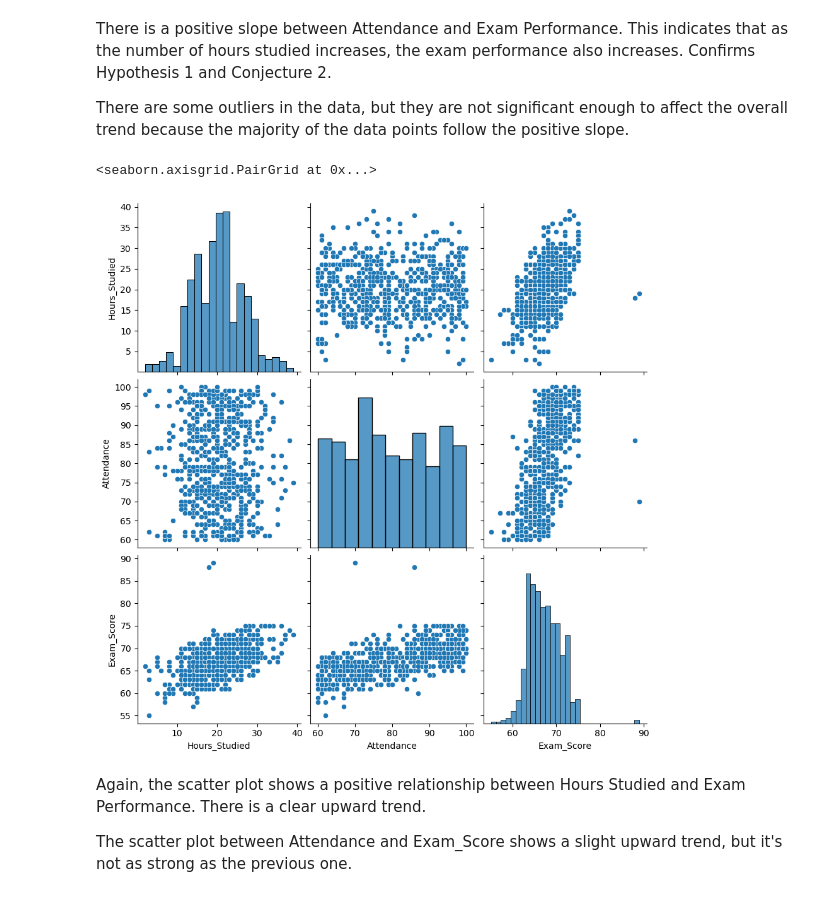
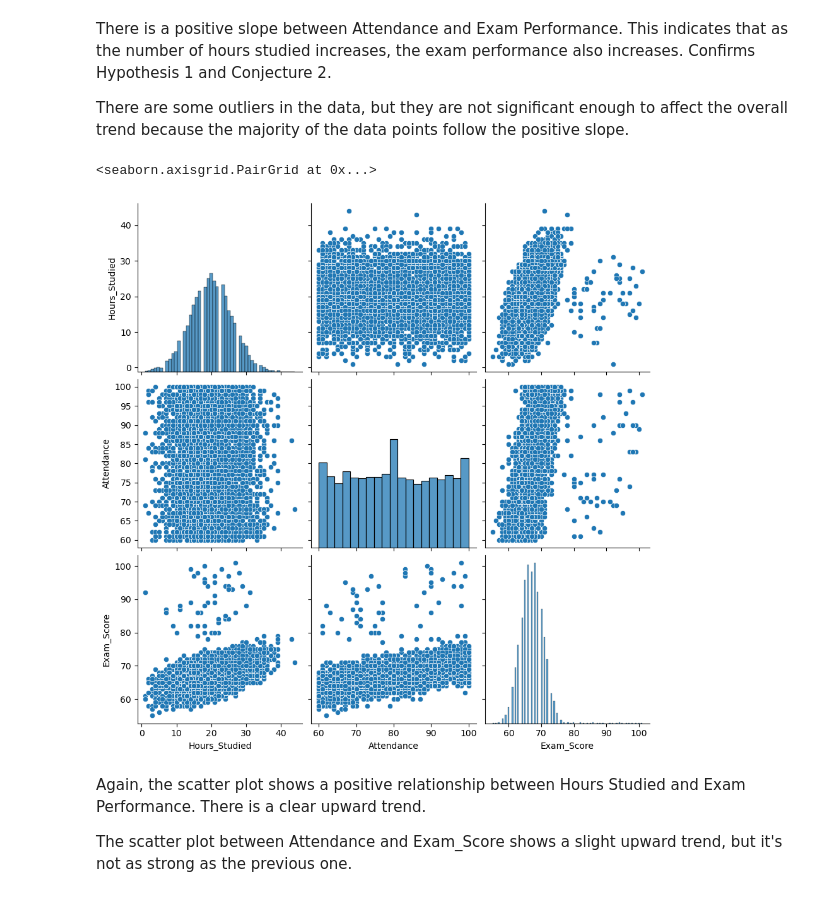
Before and after one commit to setarehsalkhi/OMIS-114-Project, a Jupyter notebook: CleanedData.ipynb, the cells around one changed output. Saved outputs shown, nothing was run; the diff lists cells and outputs as text; code cells hidden in the pictures.

```diff
--- a/CleanedData.ipynb
+++ b/CleanedData.ipynb
@@ -139,7 +139,10 @@ df2 = df.copy()
 # %% [markdown]
 We drop certain columns because they are not necessary for our analysis (i.e. they are not part of the questions, Hypotheses, and Conjectures we are trying to answer).
 # %%
-df2 = df.drop(columns = ['Access_to_Resources', 'Previous_Scores', 'Internet_Access', 'Teacher_Quality', 'Parental_Education_Level', 'Tutoring_Sessions', 'School_Type', 'Physical_Activity', 'Learning_Disabilities', 'Distance_from_Home'], inplace = False)
+df2 = df.drop(columns = ['Access_to_Resources', 'Previous_Scores',
+'Internet_Access', 'Teacher_Quality', 'Parental_Education_Level',
+'Tutoring_Sessions', 'School_Type', 'Physical_Activity',
+'Learning_Disabilities', 'Distance_from_Home'], inplace = False)
 # %% [markdown]
 With the below three lines of code, we notice that the column count has reduced from 20 to 10.
 # %%
@@ -167,8 +170,8 @@ df2.shape
 # %% [markdown]
 #### One Hot Encoding & Label Encoding
 # %%
-# NOTE for Editors: We will have to change the names of the columns we are using here after rename command.
-columns_to_apply_func = ['Motivation_Level', 'Family_Income', 'Peer_Influence', 'Parental_Involvement']
+columns_to_apply_func = ['Motivation_Level', 'Family_Income',
+'Peer_Influence', 'Parental_Involvement']
 
 def f(x):
     if (x == "Low") | (x == "Negative"):
@@ -184,11 +187,12 @@ for col in columns_to_apply_func:
 Any value in the column that does not match 'Yes' or 'No' becomes NaN after the mapping
 This is just for error checking (i.e. to ensure that all values in the columns are either 'Yes' or 'No').
 # %%
-df2['Extracurricular_Activities'] = df2['Extracurricular_Activities'].map({'Yes': 1, 'No': 0}).fillna(0)
+df2['Extracurricular_Activities'] = df2['Extracurricular_Activities'].map(
+    {'Yes': 1, 'No': 0}).fillna(0)
 # %%
 # Gender is binary in this dataset. If it was not, we would have to use one-hot encoding.
 # We will use label encoding here because it is binary.
-df2['Gender'] = df2['Gender'].map({'Female': 0, 'Male': 1})
+df2['Gender'] = df2['Gender'].map({'Female': 0, 'Male': 1}).fillna(0)
 # %% [markdown]
 #### 4. Analyzing and Describing Final DataFrame
 # %%
@@ -385,10 +389,10 @@ There is a positive slope between Attendance and Exam Performance. This indicate
 There are some outliers in the data, but they are not significant enough to affect the overall trend because the majority of the data points follow the positive slope.
 # %%
 sample = df2.sample(frac = 0.1, random_state = 42) # We are sampling the data to make the pairplot more readable
-sns.pairplot(df_sampled[['Hours_Studied', 'Attendance', 'Exam_Score']], height = 3)
+sns.pairplot(df2[['Hours_Studied', 'Attendance', 'Exam_Score']], height = 3)
 # %% [output]
 <seaborn.axisgrid.PairGrid at 0x...>
-[figure, old version]
+[figure, new version]
 # %% [markdown]
 Again, the scatter plot shows a positive relationship between Hours Studied and Exam Performance. There is a clear upward trend.
 
```
Also changed, not shown: parts of 2 cells of this notebook, 2 other files.
